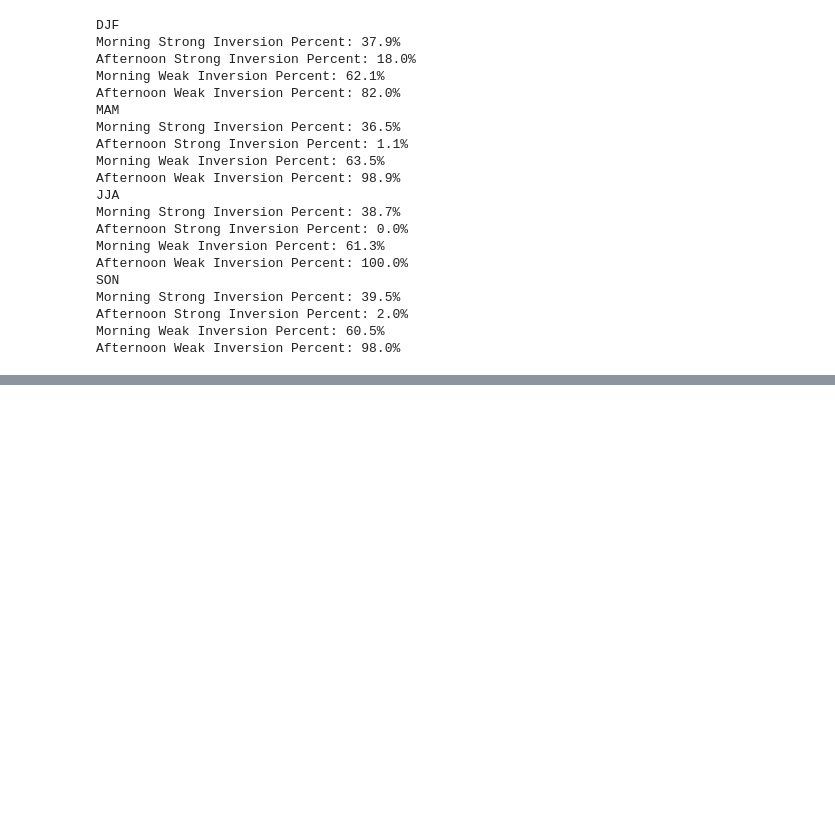
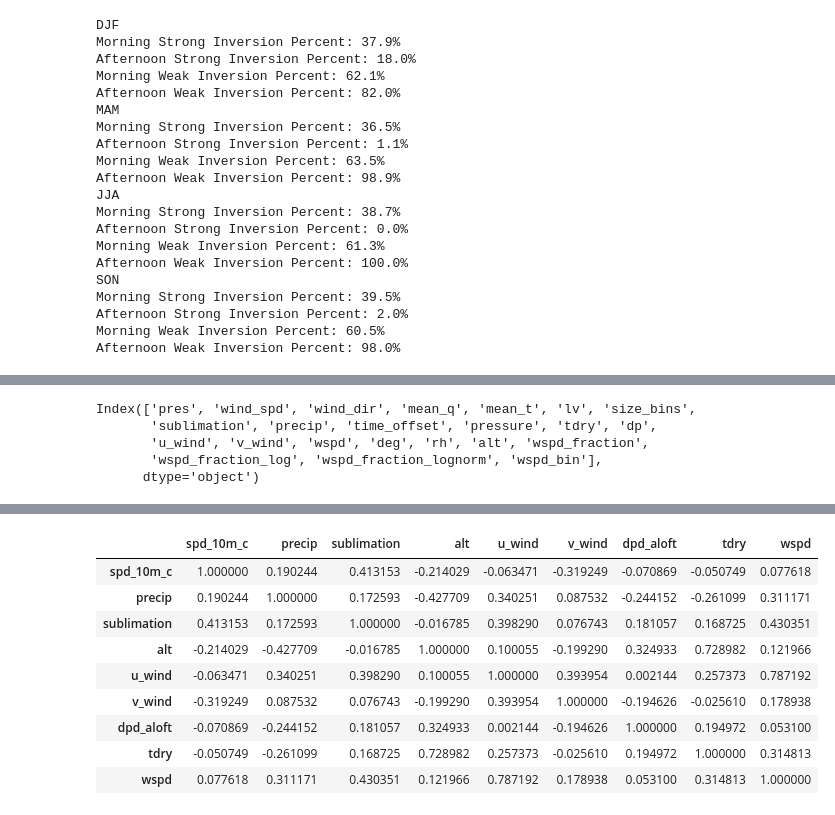
Before and after one commit to dlhogan97/Synoptic-Sublimation, a Jupyter notebook: 02_analysis/data_exploration/12_surface_and_upper_air_obs.ipynb, the cells around one changed output, grey strips where cells are left out. Cells and saved outputs as stored; diff of their text form; code cells hidden in the pictures; blank space fills up the shorter version.

```diff
--- a/02_analysis/data_exploration/12_surface_and_upper_air_obs.ipynb
+++ b/02_analysis/data_exploration/12_surface_and_upper_air_obs.ipynb
@@ -1186,7 +1207,21 @@ pres_600_23['dpd_aloft'] = pres_600_23['tdry'] - pres_600_23['dp']
+# %%
+pres_500_22.columns
+# %% [output]
+Index(['pres', 'wind_spd', 'wind_dir', 'mean_q', 'mean_t', 'lv', 'size_bins',
+       'sublimation', 'precip', 'time_offset', 'pressure', 'tdry', 'dp',
+       'u_wind', 'v_wind', 'wspd', 'deg', 'rh', 'alt', 'wspd_fraction',
+       'wspd_fraction_log', 'wspd_fraction_lognorm', 'wspd_bin'],
+      dtype='object')
 # %%
+pres_ds = pres_500_23
+pres_ds['downvalley_wind_index'] = pres_ds['deg'].apply(wind_index)
+
+# add dew point depression
+pres_ds['dpd_surface'] = pres_ds['T_3m_c'] - pres_ds['dp_temp']
+pres_ds['dpd_aloft'] = pres_ds['tdry'] - pres_ds['dp']
 # plot dew point depression at surface against aloft
-df_subset_1 = pres_500_23[(pres_500_23['spd_10m_c'] < 3)& (pres_500_23['precip'] > 1) ]
-df_subset_2 = pres_500_23[(pres_500_23['spd_10m_c'] >= 3) & (pres_500_23['precip'] > 1) & (pres_500_23['sublimation'] > 0.1)]
+df_subset_1 = pres_ds[(pres_ds['spd_10m_c'] < 3)& (pres_ds['precip'] > 0) ]
+df_subset_2 = pres_ds[(pres_ds['spd_10m_c'] >= 3) & (pres_ds['precip'] > 0)]
 
 fig = go.Figure()
 fig.add_trace(go.Scatter(x=(df_subset_1['dpd_aloft']),
@@ -1211,6 +1246,23 @@ fig.update_layout(
 )
 # %% [output]
 [interactive output not drawn]
+# %%
+light_winds_precip_df = df_subset_1[['spd_10m_c','precip','sublimation','alt','u_wind','v_wind','dpd_aloft','tdry','wspd']]
+windy_precip_df = df_subset_2[['spd_10m_c','precip','sublimation','alt','u_wind','v_wind','dpd_aloft','tdry','wspd']]
+
+# plot variables against each other
+windy_precip_df[windy_precip_df['alt']>4000].corr()
+# %% [output]
+|  | spd_10m_c | precip | sublimation | alt | u_wind | v_wind | dpd_aloft | tdry | wspd |
+| spd_10m_c | 1.000000 | 0.190244 | 0.413153 | -0.214029 | -0.063471 | -0.319249 | -0.070869 | -0.050749 | 0.077618 |
+| precip | 0.190244 | 1.000000 | 0.172593 | -0.427709 | 0.340251 | 0.087532 | -0.244152 | -0.261099 | 0.311171 |
+| sublimation | 0.413153 | 0.172593 | 1.000000 | -0.016785 | 0.398290 | 0.076743 | 0.181057 | 0.168725 | 0.430351 |
+| alt | -0.214029 | -0.427709 | -0.016785 | 1.000000 | 0.100055 | -0.199290 | 0.324933 | 0.728982 | 0.121966 |
+| u_wind | -0.063471 | 0.340251 | 0.398290 | 0.100055 | 1.000000 | 0.393954 | 0.002144 | 0.257373 | 0.787192 |
+| v_wind | -0.319249 | 0.087532 | 0.076743 | -0.199290 | 0.393954 | 1.000000 | -0.194626 | -0.025610 | 0.178938 |
+| dpd_aloft | -0.070869 | -0.244152 | 0.181057 | 0.324933 | 0.002144 | -0.194626 | 1.000000 | 0.194972 | 0.053100 |
+| tdry | -0.050749 | -0.261099 | 0.168725 | 0.728982 | 0.257373 | -0.025610 | 0.194972 | 1.000000 | 0.314813 |
+| wspd | 0.077618 | 0.311171 | 0.430351 | 0.121966 | 0.787192 | 0.178938 | 0.053100 | 0.314813 | 1.000000 |
 # %%
 # print the correlation coefficient between variables
 print(df_subset_1[['downvalley_wind_index','sublimation']].corr())
```
Also changed, not shown: parts of 14 cells of this notebook, 2 other files.
